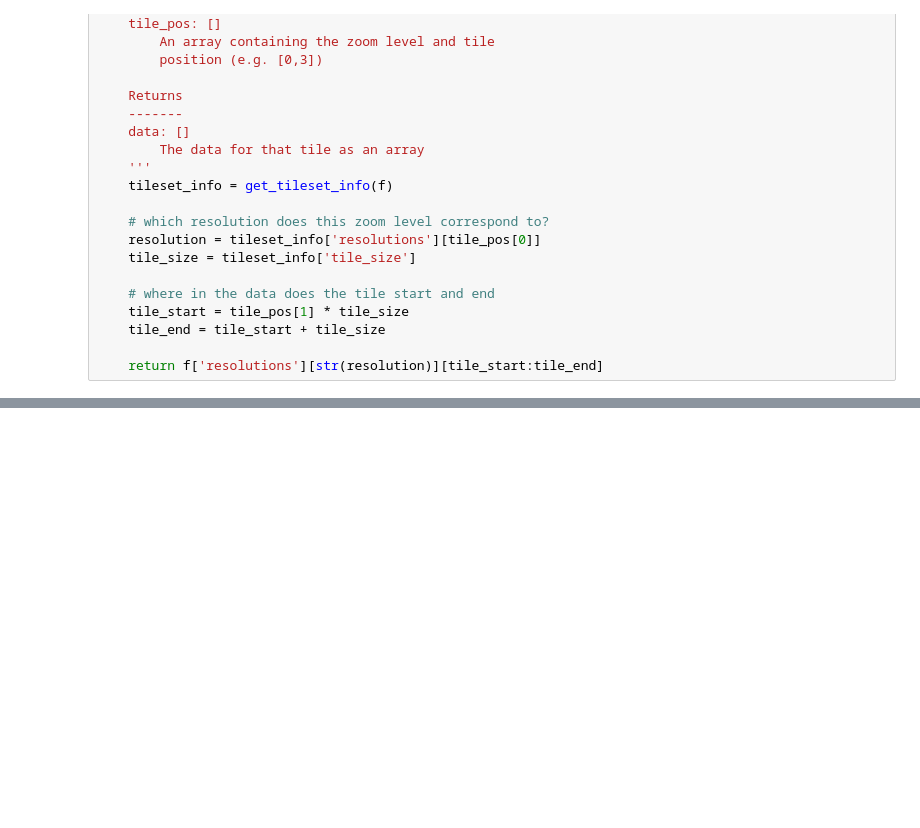
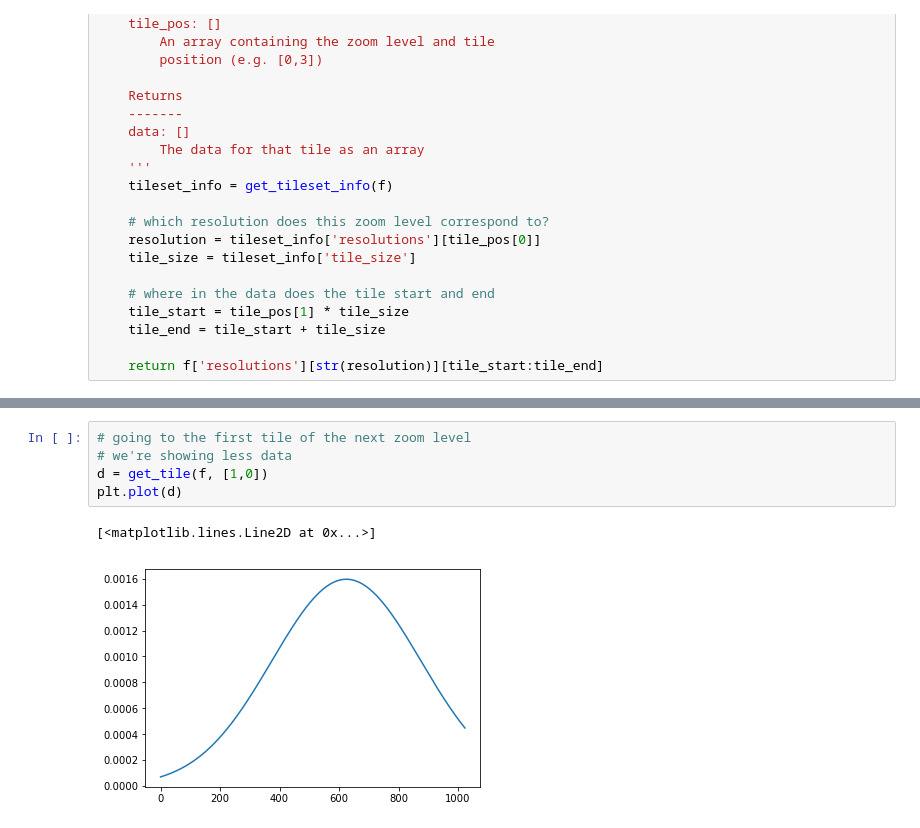
Before and after one commit to higlass/higlass, a Jupyter notebook: notebooks/Aggregating an array.ipynb, the cells around one changed output, grey strips where cells are left out. Drawn from its saved outputs; the diff is of its cells as text; blank space fills up the shorter version.

```diff
--- a/notebooks/Aggregating an array.ipynb
+++ b/notebooks/Aggregating an array.ipynb
@@ -149,0 +167,8 @@ len(get_tile) 782
+# %%
+# going to the first tile of the next zoom level
+# we're showing less data
+d = get_tile(f, [1,0])
+plt.plot(d)
+# %% [output]
+[<matplotlib.lines.Line2D at 0x...>]
+[figure, added]
```
Also changed, not shown: parts of 8 cells of this notebook.
